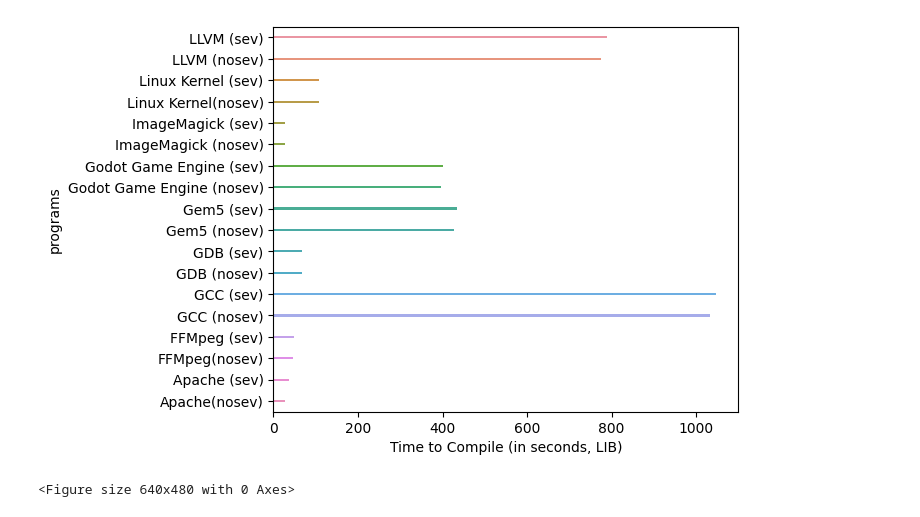
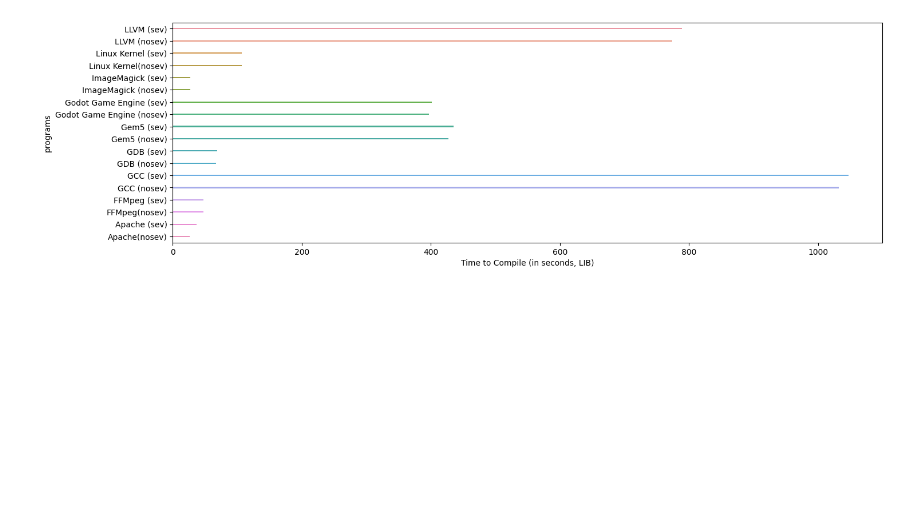
Before and after one commit to rcastellotti/gr, a Jupyter notebook: Untitled.ipynb, the cells around one changed output. Saved outputs shown, nothing was run; the diff lists cells and outputs as text; code cells hidden in the pictures; blank space fills up the shorter version.

```diff
--- a/Untitled.ipynb
+++ b/Untitled.ipynb
@@ -4,11 +4,11 @@ import pandas as pd
 import matplotlib.pyplot as plt
 # %%
 df=pd.read_csv("test-results/compilation.csv")
-plt.figure(figsize=(6,5))
+plt.figure(figsize=(16,5))
 ax = sns.barplot(data=df,orient="h", width=0.1,)
 ax.set(xlabel='Time to Compile (in seconds, LIB)', ylabel='programs')
-plt.show()
-plt.savefig("compilation.pdf")
+# plt.show()
+fig = ax.get_figure()
+fig.savefig("compilation.png")
 # %% [output]
-[figure, old version]
+[figure, new version]
-<Figure size 640x480 with 0 Axes>
```
Also changed, not shown: 4 other files.
